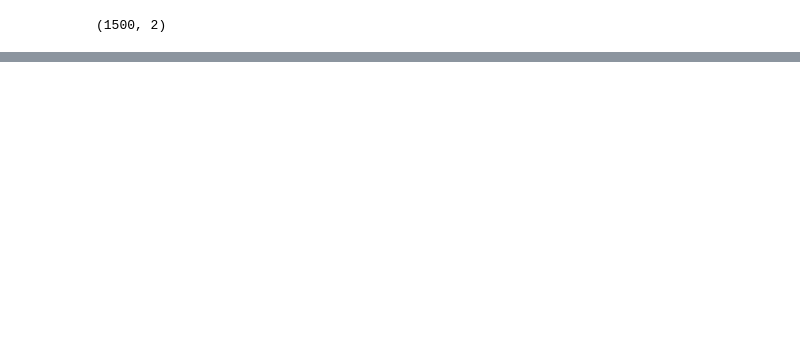
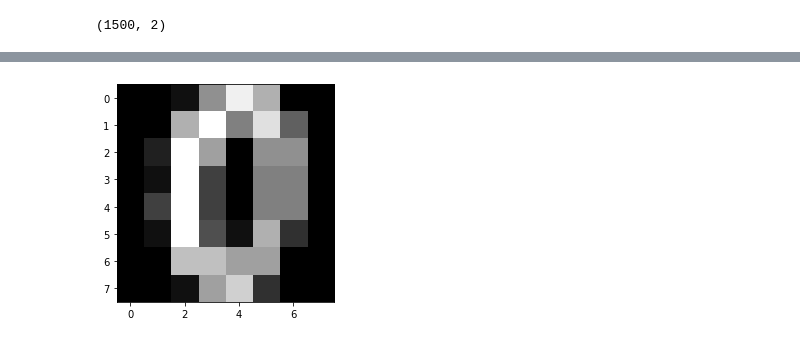
Before and after one commit to julia-komleva/ml-course-2021, a Jupyter notebook: 02_unsupervised_learning.ipynb, the cells around one changed output, grey strips where cells are left out. Saved outputs shown, nothing was run; the diff lists cells and outputs as text; code cells hidden in the pictures; blank space fills up the shorter version.

```diff
--- a/02_unsupervised_learning.ipynb
+++ b/02_unsupervised_learning.ipynb
@@ -139,0 +228,5 @@ plt.scatter(X[:, 0], X[:, 1], c = clusters);
+# %%
+for i in range(2):
+    plt.imshow(X[correct_indices[i]].reshape(8, 8), cmap='gray')
+# %% [output]
+[figure, added]
```
Also changed, not shown: parts of 31 cells of this notebook, 13 other files.
